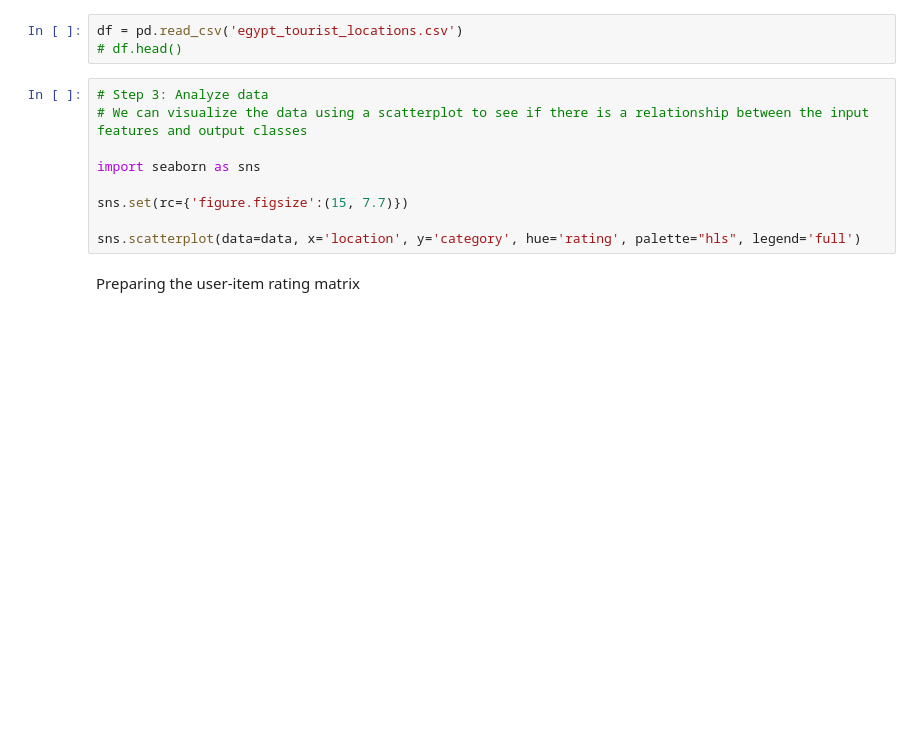
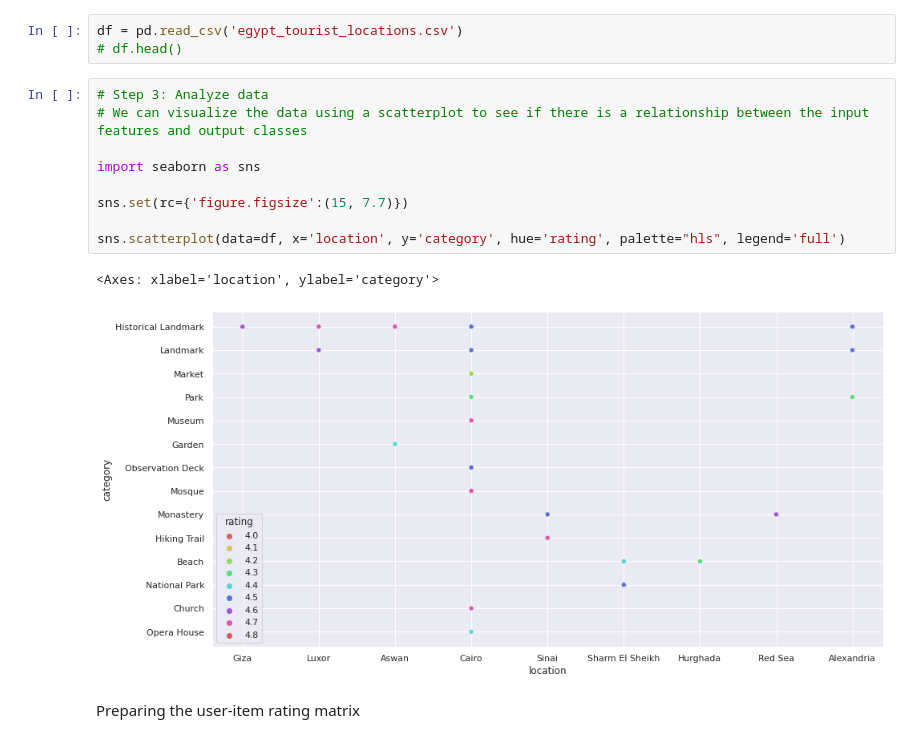
Before and after one commit to AbanobashrafX/Places-Recommendation-System, a Jupyter notebook: collaborative filtering algorithm/collaborative_filtering_algorithm.ipynb, the cells around one changed output. Saved outputs shown, nothing was run; the diff lists cells and outputs as text; blank space fills up the shorter version.

```diff
--- a/collaborative filtering algorithm/collaborative_filtering_algorithm.ipynb
+++ b/collaborative filtering algorithm/collaborative_filtering_algorithm.ipynb
@@ -14,12 +12,15 @@ df = pd.read_csv('egypt_tourist_locations.csv')
 # %%
 # Step 3: Analyze data
 # We can visualize the data using a scatterplot to see if there is a relationship between the input features and output classes
 
 import seaborn as sns
 
 sns.set(rc={'figure.figsize':(15, 7.7)})
 
-sns.scatterplot(data=data, x='location', y='category', hue='rating', palette="hls", legend='full')
+sns.scatterplot(data=df, x='location', y='category', hue='rating', palette="hls", legend='full')
+# %% [output]
+<Axes: xlabel='location', ylabel='category'>
+[figure, added]
 # %% [markdown]
 Preparing the user-item rating matrix
 # %%
```
Also changed, not shown: parts of 2 cells of this notebook.
